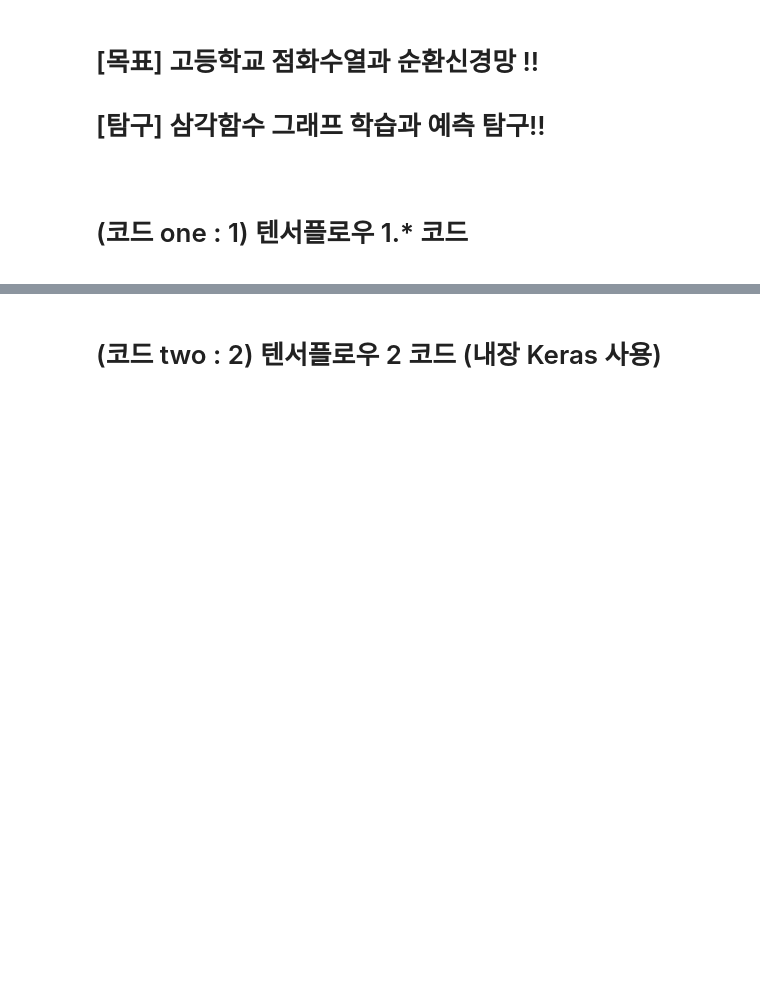
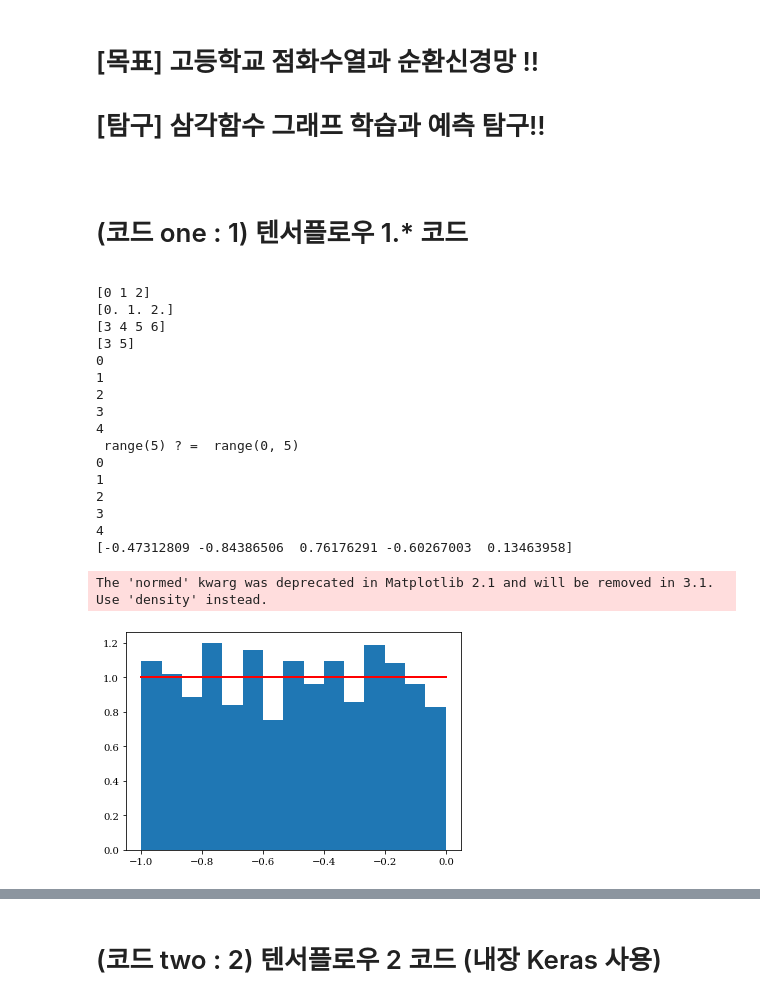
Before and after one commit to ds3mbc-snu/ds3mbc-snu.github.io, a Jupyter notebook: TF-Keras_CHATBOT/U3.TF-Keras_RnnLstmGru.ipynb, the cells around one changed output, grey strips where cells are left out. Drawn from its saved outputs; the diff is of its cells as text; code cells hidden in the pictures; blank space fills up the shorter version.

```diff
--- a/TF-Keras_CHATBOT/U3.TF-Keras_RnnLstmGru.ipynb
+++ b/TF-Keras_CHATBOT/U3.TF-Keras_RnnLstmGru.ipynb
@@ -561,3 +1244,54 @@ with tf.Session() as sess:
 
 
 # (코드 one : 1) 텐서플로우 1.* 코드
+# %%
+import numpy as np
+
+print( np.arange(3))
+#array([0, 1, 2])
+
+print( np.arange(3.0) )
+#array([ 0.,  1.,  2.])
+
+print( np.arange(3,7) )
+#array([3, 4, 5, 6])
+
+print(np.arange(3,7,2))
+#array([3, 5])
+
+for i in np.arange(5):
+    print(i)
+
+print(' range(5) ? = ', range(5))
+
+for i in range(5):
+    print(i)
+
+
+print( np.random.uniform(low=-1.0, high=1.0, size=len( np.arange(5))  )   )
+
+s = np.random.uniform(-1,0,1000)
+
+import matplotlib.pyplot as plt
+count, bins, ignored = plt.hist( s, 15, normed=True)
+plt.plot(bins, np.ones_like(bins), linewidth=2, color='r')
+plt.show()
+# %% [output]
+[0 1 2]
+[0. 1. 2.]
+[3 4 5 6]
+[3 5]
+0
+1
+2
+3
+4
+ range(5) ? =  range(0, 5)
+0
+1
+2
+3
+4
+[-0.47312809 -0.84386506  0.76176291 -0.60267003  0.13463958]
+The 'normed' kwarg was deprecated in Matplotlib 2.1 and will be removed in 3.1. Use 'density' instead.
+[figure, added]
```
Also changed, not shown: parts of 31 cells of this notebook, 2 other files.
